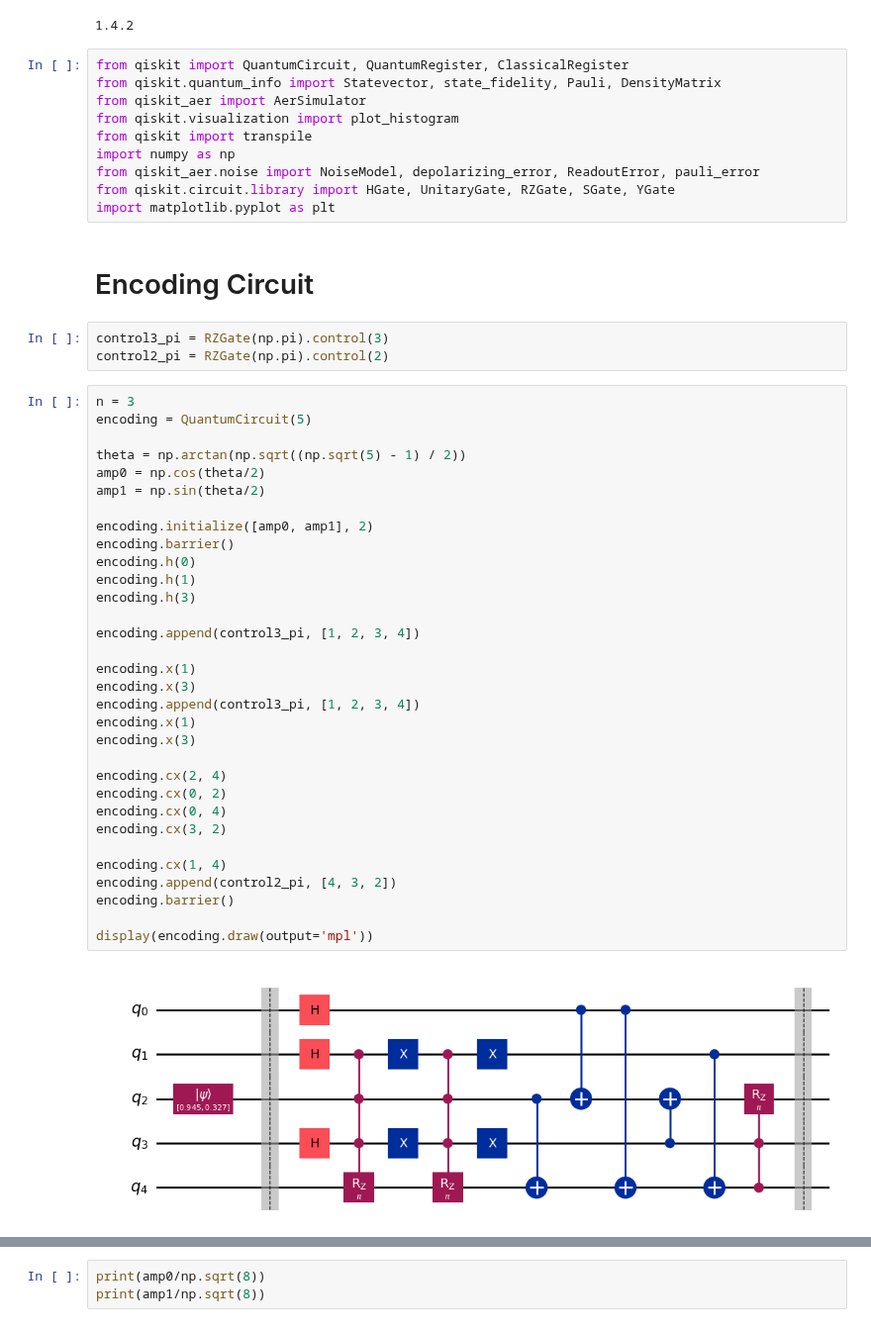
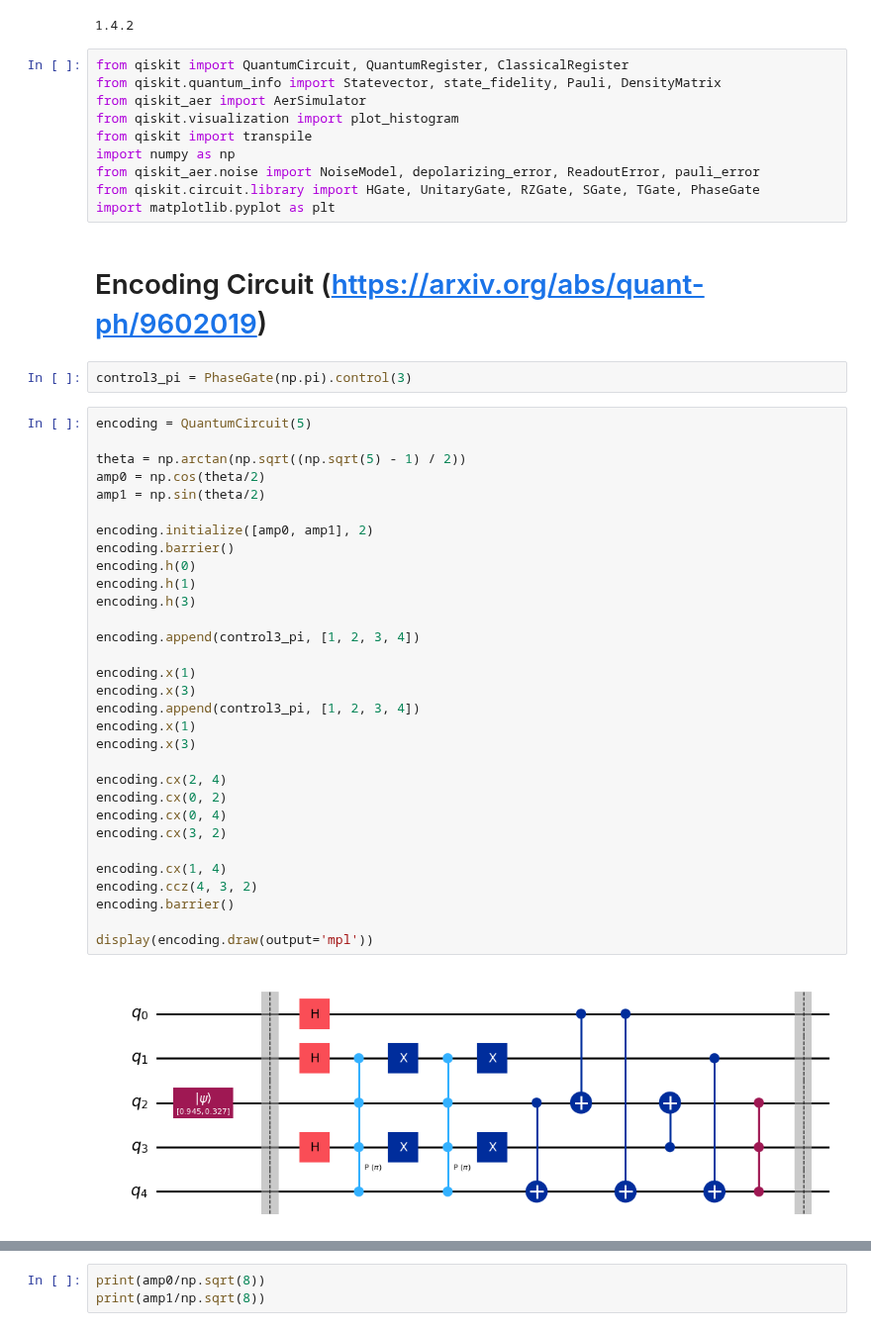
Before and after one commit to Sal7ySalt/Smallest-MSD-Protocol, a Jupyter notebook: 5_qubit_code/5_qubit_code.ipynb, the cells around one changed output, grey strips where cells are left out. Shown at 99% size. Saved outputs shown, nothing was run; the diff lists cells and outputs as text.

Commit message:
Decomposed CCZ and CCCZ gates in encoding circuit

```diff
--- a/5_qubit_code/5_qubit_code.ipynb
+++ b/5_qubit_code/5_qubit_code.ipynb
@@ -11,47 +11,45 @@ from qiskit.visualization import plot_histogram
 from qiskit import transpile
 import numpy as np
 from qiskit_aer.noise import NoiseModel, depolarizing_error, ReadoutError, pauli_error
-from qiskit.circuit.library import HGate, UnitaryGate, RZGate, SGate, YGate
+from qiskit.circuit.library import HGate, UnitaryGate, RZGate, SGate, TGate, PhaseGate
 import matplotlib.pyplot as plt
 # %% [markdown]
-# Encoding Circuit
+# Encoding Circuit (https://arxiv.org/abs/quant-ph/9602019)
 # %%
-control3_pi = RZGate(np.pi).control(3)
-control2_pi = RZGate(np.pi).control(2)
+control3_pi = PhaseGate(np.pi).control(3)
 # %%
-n = 3
 encoding = QuantumCircuit(5)
 
 theta = np.arctan(np.sqrt((np.sqrt(5) - 1) / 2))
 amp0 = np.cos(theta/2)
 amp1 = np.sin(theta/2)
 
 encoding.initialize([amp0, amp1], 2)
 encoding.barrier()
 encoding.h(0)
 encoding.h(1)
 encoding.h(3)
 
 encoding.append(control3_pi, [1, 2, 3, 4])
 
 encoding.x(1)
 encoding.x(3)
 encoding.append(control3_pi, [1, 2, 3, 4])
 encoding.x(1)
 encoding.x(3)
 
 encoding.cx(2, 4)
 encoding.cx(0, 2)
 encoding.cx(0, 4)
 encoding.cx(3, 2)
 
 encoding.cx(1, 4)
-encoding.append(control2_pi, [4, 3, 2])
+encoding.ccz(4, 3, 2)
 encoding.barrier()
 
 display(encoding.draw(output='mpl'))
 # %% [output]
-[figure, old version]
+[figure, new version]
 # %%
 state = Statevector.from_instruction(encoding)
 display(state.draw("latex"))
```
Also changed, not shown: parts of 11 cells of this notebook, 1 other file.
